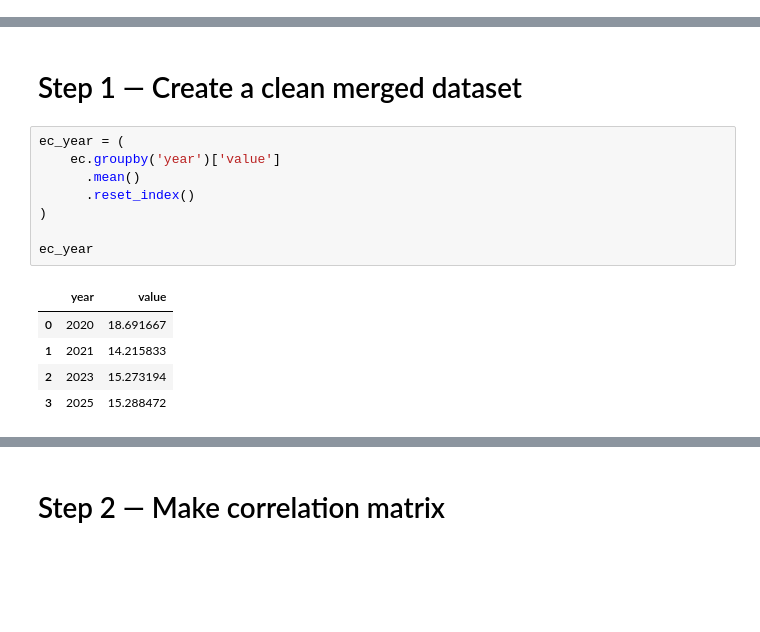
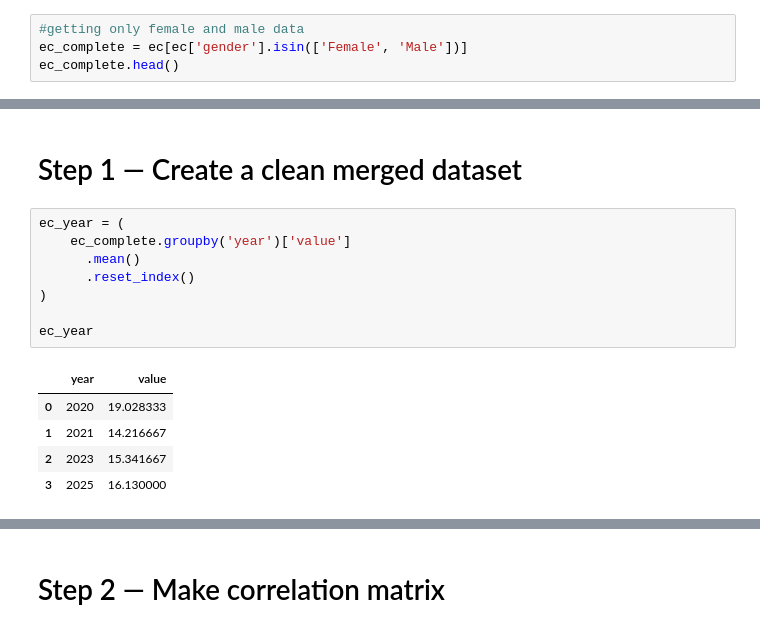
Before and after one commit to CodeCookieNoor/germany-digital-behavior-analysis, a Jupyter notebook: notebooks/02_eda.ipynb, the cells around one changed output, grey strips where cells are left out. Drawn from its saved outputs; the diff is of its cells as text; blank space fills up the shorter version.

Commit message:
Update cleaned datasets and dashboard data

```diff
--- a/notebooks/02_eda.ipynb
+++ b/notebooks/02_eda.ipynb
@@ -1080,0 +1173,4 @@ Now moving from descriptive analysis ("what is happening?") to relationship anal
+# %%
+#getting only female and male data
+ec_complete = ec[ec['gender'].isin(['Female', 'Male'])]
+ec_complete.head()
@@ -1082,15 +1197,15 @@ Now moving from descriptive analysis ("what is happening?") to relationship anal
 # Step 1 — Create a clean merged dataset
 # %%
 ec_year = (
-    ec.groupby('year')['value']
+    ec_complete.groupby('year')['value']
       .mean()
       .reset_index()
 )
 
 ec_year
 # %% [output]
 |  | year | value |
-| 0 | 2020 | 18.691667 |
-| 1 | 2021 | 14.215833 |
-| 2 | 2023 | 15.273194 |
-| 3 | 2025 | 15.288472 |
+| 0 | 2020 | 19.028333 |
+| 1 | 2021 | 14.216667 |
+| 2 | 2023 | 15.341667 |
+| 3 | 2025 | 16.130000 |
```
Also changed, not shown: parts of 25 cells of this notebook, 7 other files.
